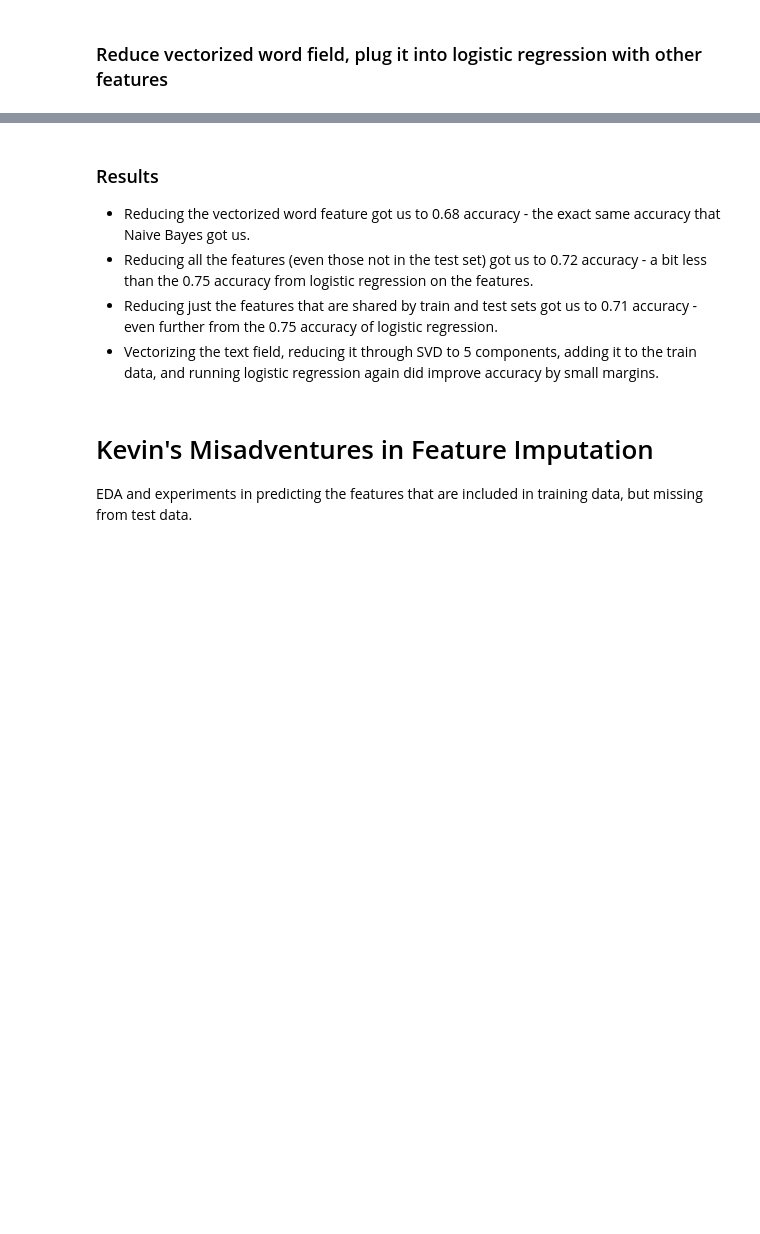
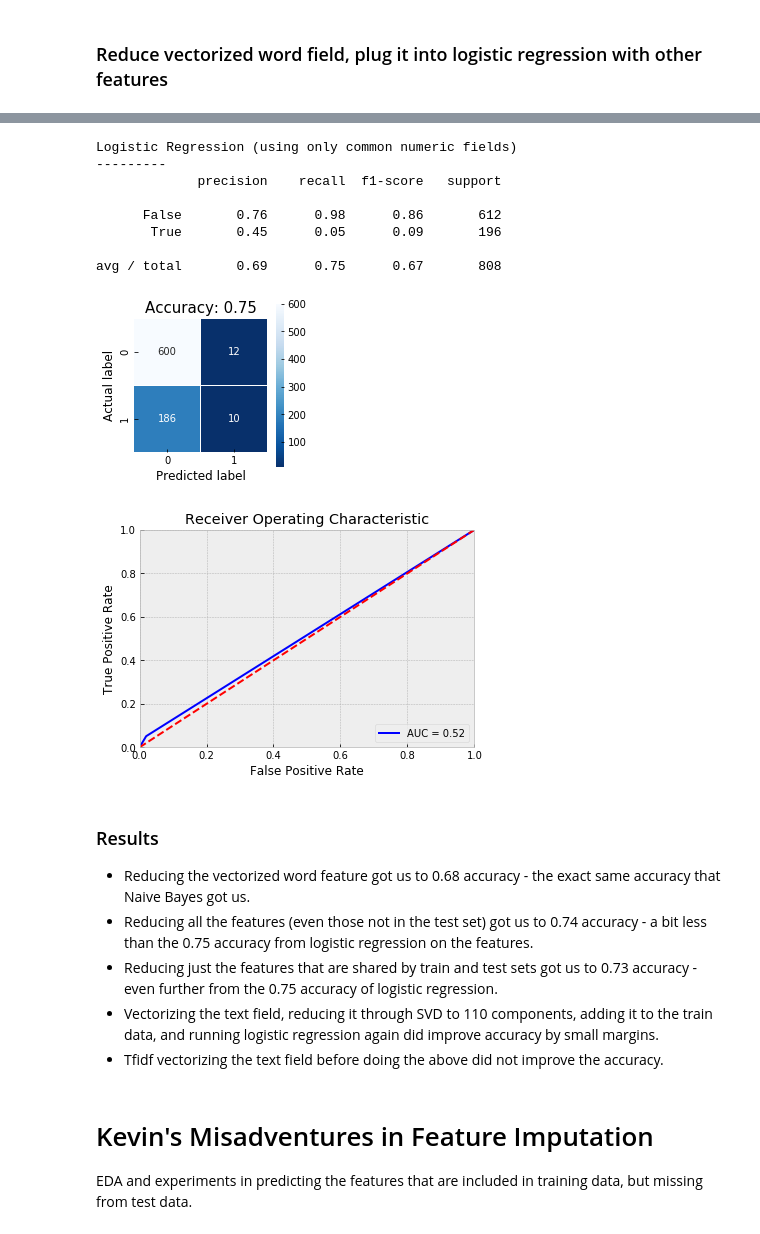
Before and after one commit to zach-merritt/teampizza, a Jupyter notebook: scripts/Dimensionality_Reduction_KMeans_Arnoldy_Boardman_Merritt_Gifford-checkpoint.ipynb, the cells around one changed output, grey strips where cells are left out. Cells and saved outputs as stored; diff of their text form; code cells hidden in the pictures; blank space fills up the shorter version.

```diff
--- a/scripts/Dimensionality_Reduction_KMeans_Arnoldy_Boardman_Merritt_Gifford-checkpoint.ipynb
+++ b/scripts/Dimensionality_Reduction_KMeans_Arnoldy_Boardman_Merritt_Gifford-checkpoint.ipynb
@@ -523,12 +680,17 @@ gmm_trials(sparse = False, max_params = 40)
 # %%
 #Create Sparse matrix of words
 count_vect = CountVectorizer()
-count_vect_ft = count_vect.fit_transform(train_data_master['request_text_edit_aware'])
+x_train = train_data_master[:3232]['request_text_edit_aware']
+x_test = train_data_master[3232:]['request_text_edit_aware']
+train_features = count_vect.fit_transform(x_train)
+dev_features = count_vect.transform(x_test)
 
 #Reduce the vectorized word feature to small number of numerical components
-svd_comps = 5 # after some trial and error, this was the best
+svd_comps = 110 # 110 after some trial and error, this was the best
 svd = TruncatedSVD(n_components=svd_comps)
-svd_ft = svd.fit_transform(count_vect_ft)
+svd_ft_tr = svd.fit_transform(train_features)
+svd_ft_dv = svd.fit_transform(dev_features)
+svd_ft = np.concatenate((svd_ft_tr, svd_ft_dv), axis=0)
 
 # add the newly reduced text field feature to the train and test data
 train_data_SVD = train_data_master.copy(deep = True)
@@ -540,9 +702,8 @@ min_max_scaler = preprocessing.MinMaxScaler()
 mn_mx_scaler = min_max_scaler.fit_transform(train_data_SVD.select_dtypes(include = ['float64', 'int64','datetime64[ns]']).apply(pd.to_numeric).values)
 
 #Split train and test data
-x_train, x_test, y_train, y_test = train_test_split(
-    mn_mx_scaler,
-    train_labels_master.values.ravel(), test_size=0.2, random_state=0)
+x_train, x_test = mn_mx_scaler[:3232], mn_mx_scaler[3232:]
+y_train, y_test = train_labels_master[:3232].values.ravel(), train_labels_master[3232:].values.ravel()
 # %%
 # do logistic regression on our new train data
 
@@ -588,9 +787,63 @@ model_report("Logistic Regression (using only common numeric fields)",y_test, pr
+# %%
+# do logistic regression on our new train data
+
+def model_report(title, y_test, predictions):
+
+    """
+    Output: Classification report, confusion matrix, and ROC curve
+    """
+    print(title)
+    print("---------")
+    print(classification_report(y_test, predictions))
+
+    cm = metrics.confusion_matrix(y_test, predictions)
+    plt.figure(figsize=(3,3))
+    sns.heatmap(cm, annot=True, fmt=".0f", linewidths=.5, square = True, cmap = 'Blues_r');
+    plt.ylabel('Actual label');
+    plt.xlabel('Predicted label');
+    all_sample_title = 'Accuracy: {0}'.format(round(metrics.accuracy_score(y_test, predictions),2))
+    plt.title(all_sample_title, size = 15)
+    plt.show()
+
+    fpr, tpr, threshold = metrics.roc_curve(y_test, predictions)
+    roc_auc = metrics.auc(fpr, tpr)
+
+    plt.title('Receiver Operating Characteristic')
+    plt.plot(fpr, tpr, 'b', label = 'AUC = %0.2f' % roc_auc)
+    plt.legend(loc = 'lower right')
+    plt.plot([0, 1], [0, 1],'r--')
+    plt.xlim([0, 1])
+    plt.ylim([0, 1])
+    plt.ylabel('True Positive Rate')
+    plt.xlabel('False Positive Rate')
+    plt.show()
+
+#Train Model
+# all parameters not specified are set to their defaults
+logisticRegr = LogisticRegression()
+logisticRegr.fit(x_train, y_train)
+predictions = logisticRegr.predict(x_test)
+
+#Output model report
+model_report("Logistic Regression (using only common numeric fields)",y_test, predictions)
+# %% [output]
+Logistic Regression (using only common numeric fields)
+---------
+             precision    recall  f1-score   support
+
+      False       0.76      0.98      0.86       612
+       True       0.45      0.05      0.09       196
+
+avg / total       0.69      0.75      0.67       808
+[figure, added]
+[figure, added]
 # %% [markdown]
 ### Results
 * Reducing the vectorized word feature got us to 0.68 accuracy - the exact same accuracy that Naive Bayes got us.
-* Reducing all the features (even those not in the test set) got us to 0.72 accuracy - a bit less than the 0.75 accuracy from logistic regression on the features.
-* Reducing just the features that are shared by train and test sets got us to 0.71 accuracy - even further from the 0.75 accuracy of logistic regression.
-* Vectorizing the text field, reducing it through SVD to 5 components, adding it to the train data, and running logistic regression again did improve accuracy by small margins.
+* Reducing all the features (even those not in the test set) got us to 0.74 accuracy - a bit less than the 0.75 accuracy from logistic regression on the features.
+* Reducing just the features that are shared by train and test sets got us to 0.73 accuracy - even further from the 0.75 accuracy of logistic regression.
+* Vectorizing the text field, reducing it through SVD to 110 components, adding it to the train data, and running logistic regression again did improve accuracy by small margins.
+* Tfidf vectorizing the text field before doing the above did not improve the accuracy.
 # %% [markdown]
 # Kevin's Misadventures in Feature Imputation
 EDA and experiments in predicting the features that are included in training data, but missing from test data.
```
Also changed, not shown: parts of 23 cells of this notebook.
